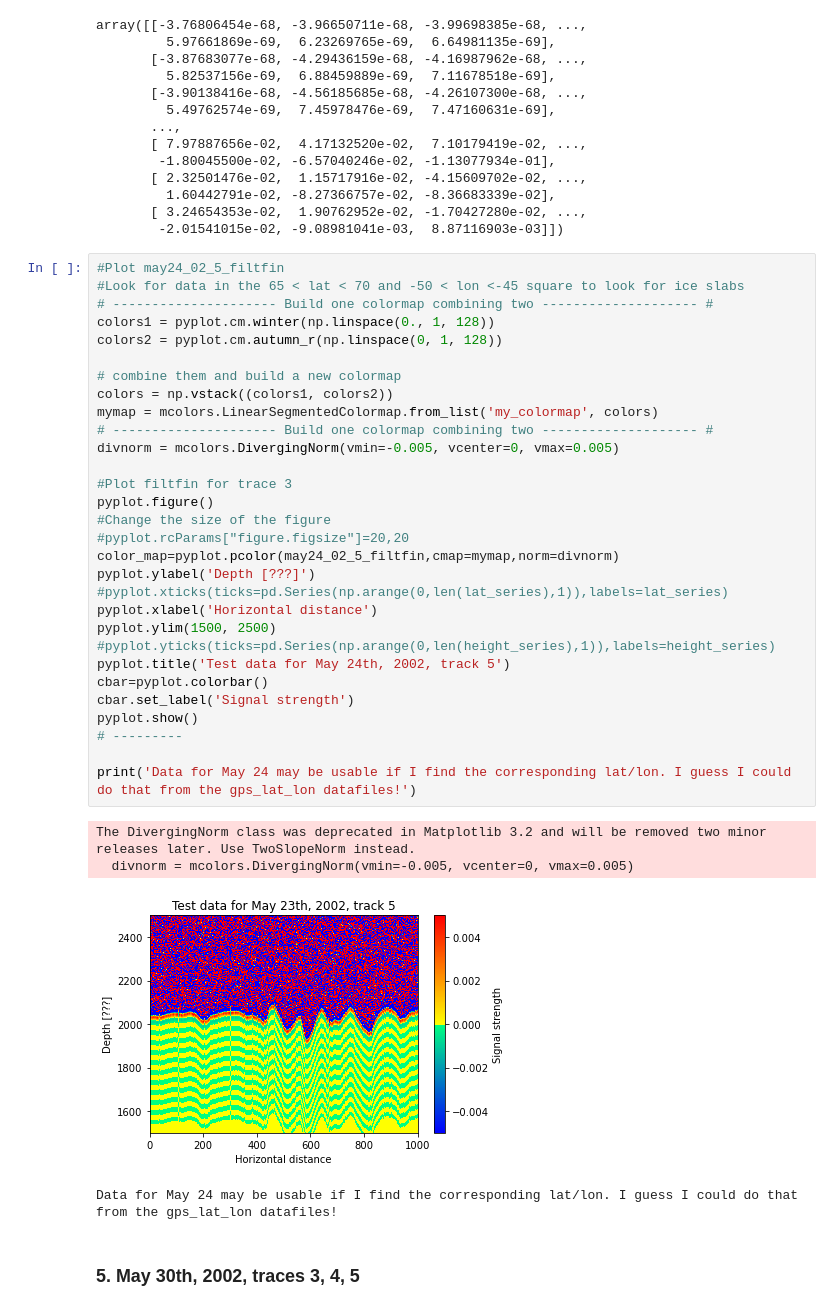
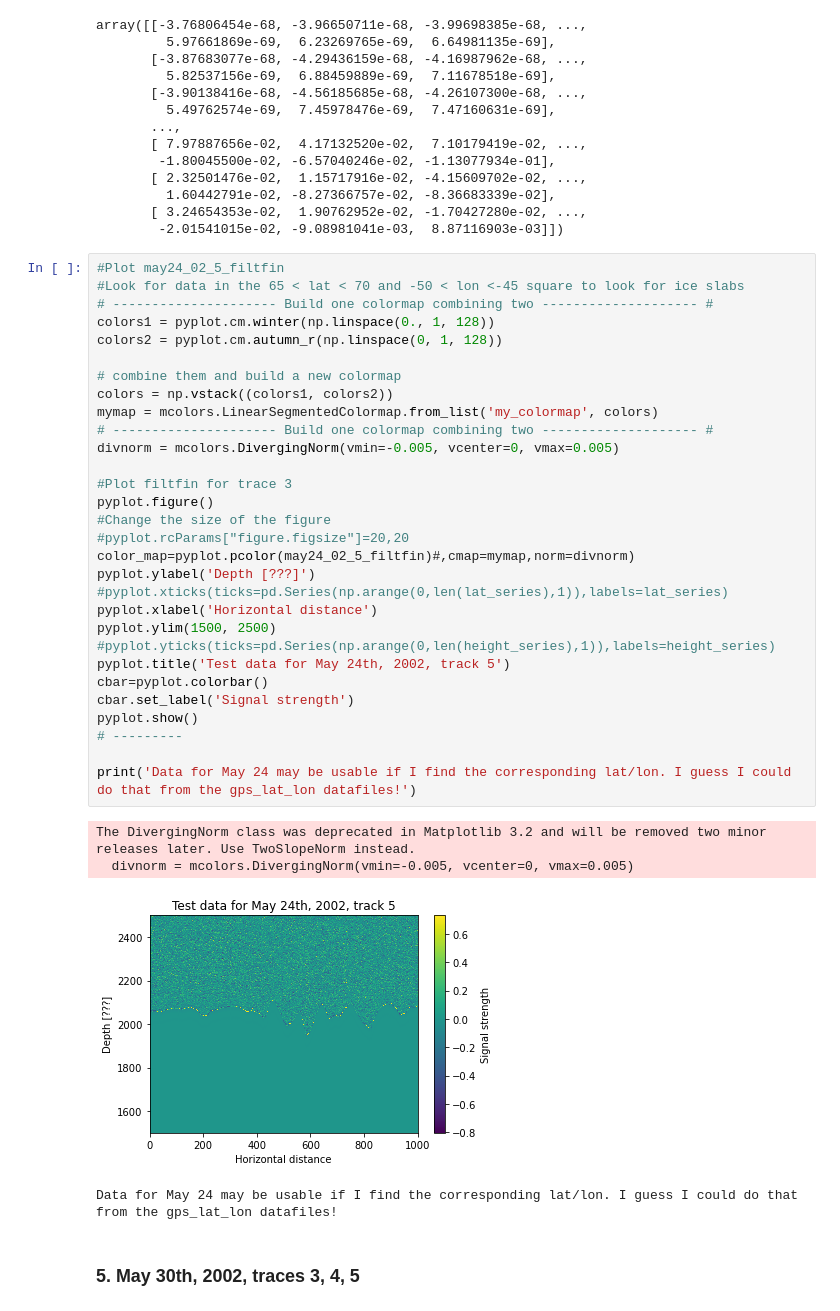
Before and after one commit to jullienn/changing_Greenland_iceslabs, a Jupyter notebook: logbook_investigation_year.ipynb, the cells around one changed output. Saved outputs shown, nothing was run; the diff lists cells and outputs as text.

```diff
--- a/logbook_investigation_year.ipynb
+++ b/logbook_investigation_year.ipynb
@@ -568,35 +627,35 @@ array([[-3.76806454e-68, -3.96650711e-68, -3.99698385e-68, ...,
 #Look for data in the 65 < lat < 70 and -50 < lon <-45 square to look for ice slabs
 # --------------------- Build one colormap combining two -------------------- #
 colors1 = pyplot.cm.winter(np.linspace(0., 1, 128))
 colors2 = pyplot.cm.autumn_r(np.linspace(0, 1, 128))
 
 # combine them and build a new colormap
 colors = np.vstack((colors1, colors2))
 mymap = mcolors.LinearSegmentedColormap.from_list('my_colormap', colors)
 # --------------------- Build one colormap combining two -------------------- #
 divnorm = mcolors.DivergingNorm(vmin=-0.005, vcenter=0, vmax=0.005)
 
 #Plot filtfin for trace 3
 pyplot.figure()
 #Change the size of the figure
 #pyplot.rcParams["figure.figsize"]=20,20
-color_map=pyplot.pcolor(may24_02_5_filtfin,cmap=mymap,norm=divnorm)
+color_map=pyplot.pcolor(may24_02_5_filtfin)#,cmap=mymap,norm=divnorm)
 pyplot.ylabel('Depth [???]')
 #pyplot.xticks(ticks=pd.Series(np.arange(0,len(lat_series),1)),labels=lat_series)
 pyplot.xlabel('Horizontal distance')
 pyplot.ylim(1500, 2500)
 #pyplot.yticks(ticks=pd.Series(np.arange(0,len(height_series),1)),labels=height_series)
 pyplot.title('Test data for May 24th, 2002, track 5')
 cbar=pyplot.colorbar()
 cbar.set_label('Signal strength')
 pyplot.show()
 # ---------
 
 print('Data for May 24 may be usable if I find the corresponding lat/lon. I guess I could do that from the gps_lat_lon datafiles!')
 # %% [output]
 The DivergingNorm class was deprecated in Matplotlib 3.2 and will be removed two minor releases later. Use TwoSlopeNorm instead.
   divnorm = mcolors.DivergingNorm(vmin=-0.005, vcenter=0, vmax=0.005)
-[figure, old version]
+[figure, new version]
 Data for May 24 may be usable if I find the corresponding lat/lon. I guess I could do that from the gps_lat_lon datafiles!
 # %% [markdown]
 ### 5. May 30th, 2002, traces 3, 4, 5
```
Also changed, not shown: parts of 22 cells of this notebook, 1 other file.
